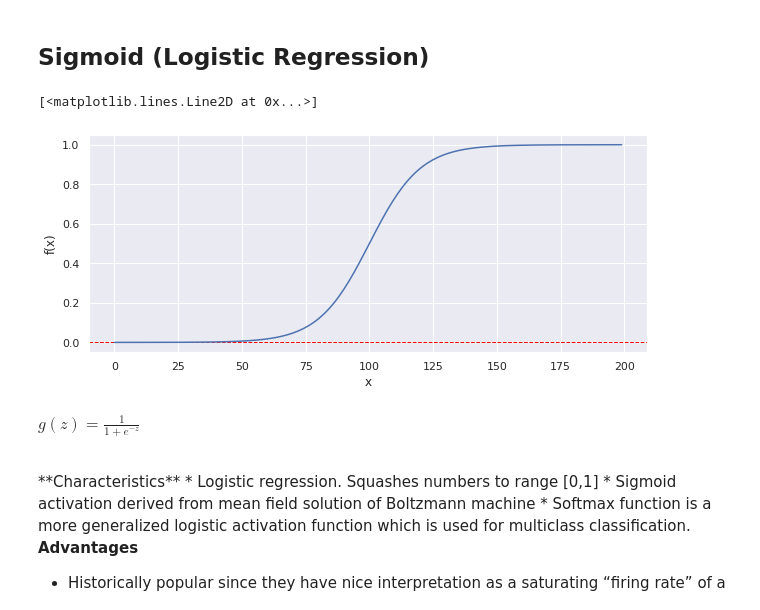
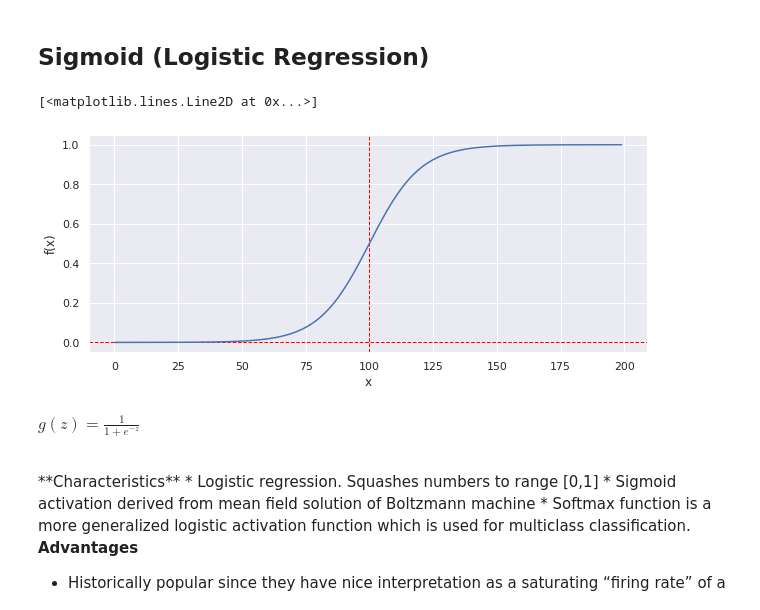
Before and after one commit to deltorobarba/sciences, a Jupyter notebook: activation.ipynb, the cells around one changed output. Cells and saved outputs as stored; diff of their text form; code cells hidden in the pictures.

```diff
--- a/activation.ipynb
+++ b/activation.ipynb
@@ -82,11 +84,12 @@ $g(z)=\frac{e^{z}-e^{-z}}{e^{z}+e^{-z}}$
 # %%
 x = np.arange(-10, 10, 0.1)
 plt.xlabel('x'), plt.ylabel('f(x)')
 plt.axhline(y=0, color='red', linestyle='--', linewidth=1.0);
+plt.axvline(x=100, color='red', linestyle='--', linewidth=1.0);
 plt.plot(1 / (1 + np.exp(-x)))
 # %% [output]
 [<matplotlib.lines.Line2D at 0x...>]
-[figure, old version]
+[figure, new version]
 # %% [markdown]
 $g(z)=\frac{1}{1+e^{-z}}$
 
```
Also changed, not shown: parts of 12 cells of this notebook.
